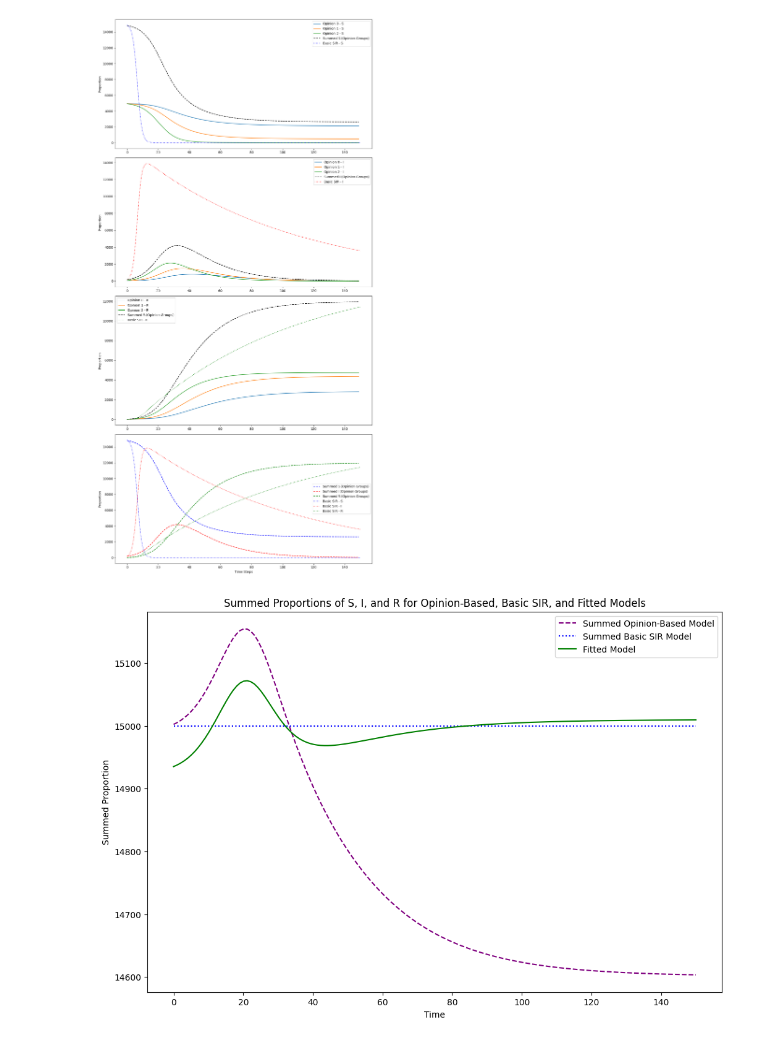
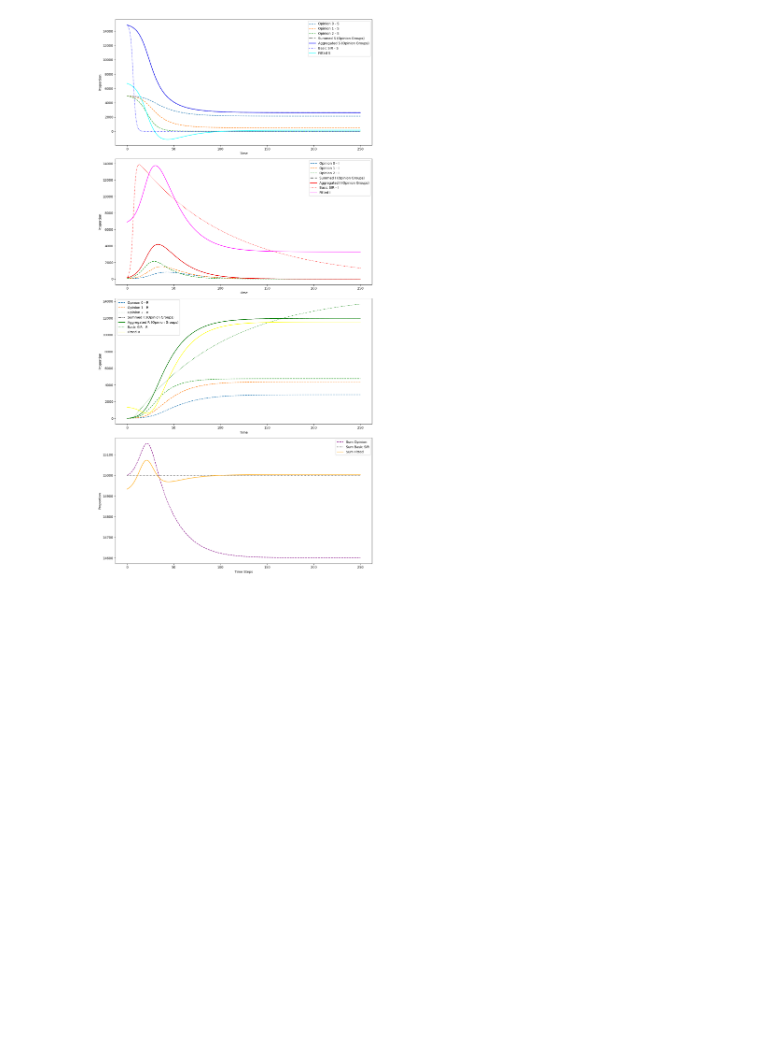
Before and after one commit to mohdkashifansari/Influence_of_Opinion_Dynamics_on_Disease_Spread, a Jupyter notebook: code_02_7_24.ipynb, the cells around one changed output. Cells and saved outputs as stored; diff of their text form; code cells hidden in the pictures; blank space fills up the shorter version.

Commit message:
feat: Add 2D-3D plots to SIR Model and Opinion dynamics notebook

```diff
--- a/code_02_7_24.ipynb
+++ b/code_02_7_24.ipynb
@@ -12,7 +12,7 @@ int_R = 0
 int_S = N - int_I - int_R
 beta = 0.7
 gamma = 0.01
-MaxTime = 150
+MaxTime = 250
 RunTime = np.linspace(0, MaxTime, MaxTime)
 
 # Define the system of differential equations for the basic SIR model
@@ -37,10 +37,15 @@ n = 2  # The total number of opinion groups
 def pi(q, n):
     return np.exp(q) / np.sum(np.exp(np.arange(n + 1)))
 
+
 # Initialization of initial values for all the S, I, R in each opinion group
 initial_values = {f'P_S_{i}': float(int_S / (n + 1)) for i in range(n + 1)}
 initial_values.update({f'P_I_{i}': float(int_I / (n + 1)) for i in range(n + 1)})
 initial_values.update({f'P_R_{i}': float(int_R / (n + 1)) for i in range(n + 1)})
+
+# Convert initial_values to a DataFrame
+initial_df = pd.DataFrame([initial_values])
+
 
 # Differential equations for the SIR model with opinions
 def dS(t, y, row, O, beta, N, n):
@@ -91,6 +96,10 @@ def run_simulation(initial_values, beta, gamma, steps, N, n):
 
     row = initial_values.copy()
 
+    # Include the initial values as the first row in the DataFrame
+    data = pd.concat([data, pd.DataFrame([row])], ignore_index=True)
+
+
     for _ in range(steps):
         row = update_proportions_S(row, beta, N, n, t)
         row = update_proportions_I(row, beta, gamma, N, n, t)
@@ -110,6 +119,9 @@ def aggregate_opinion_model(data, n):
 def mse_curve_fit(y_true, y_pred):
     return np.mean((y_true - y_pred) ** 2)
 
+# Ensure the RunTime array includes the initial time step
+RunTime_extended = np.linspace(0, MaxTime, MaxTime + 1)
+
 # Run the opinion groups SIR model simulation
 data = run_simulation(initial_values, beta, gamma, MaxTime, N, n)
 
@@ -120,8 +132,8 @@ aggregated_S, aggregated_I, aggregated_R = aggregate_opinion_model(data, n)
 def fit_curve(x, a, b, c):
     return a * x[0] + b * x[1] + c * x[2]
 
-# Combine all aggregated data for fitting
-x_data = np.array([aggregated_S, aggregated_I, aggregated_R])
+# Exclude the initial values to match the lengths
+x_data = np.array([aggregated_S[1:], aggregated_I[1:], aggregated_R[1:]])
 y_data_S = basic_S
 y_data_I = basic_I
 y_data_R = basic_R
@@ -139,64 +151,64 @@ sum_opinion = aggregated_S + aggregated_I + aggregated_R
 sum_basic = basic_S + basic_I + basic_R
 sum_fitted = fitted_S + fitted_I + fitted_R
 
-# Plot the results
-def plot_simulation_2d(data, basic_S, basic_I, basic_R, RunTime, n):
+
+# Adjust RunTime to match the lengths
+RunTime_fit = RunTime
+
+def plot_simulation_combined(aggregated_S, aggregated_I, aggregated_R, basic_S, basic_I, basic_R, fitted_S, fitted_I, fitted_R, RunTime_extended, RunTime, sum_opinion, sum_basic, sum_fitted, data, n):
     num_plots = n + 1  # Total number of opinion groups
     fig, axes = plt.subplots(4, 1, figsize=(12, 24))
 
     # Plot S, I, R for each opinion group
     for i in range(num_plots):
-        axes[0].plot(data.index, data[f'P_S_{i}'], label=f'Opinion {i} - S')
-        axes[1].plot(data.index, data[f'P_I_{i}'], label=f'Opinion {i} - I')
-        axes[2].plot(data.index, data[f'P_R_{i}'], label=f'Opinion {i} - R')
+        axes[0].plot(data.index, data[f'P_S_{i}'], label=f'Opinion {i} - S', linestyle='--')
+        axes[1].plot(data.index, data[f'P_I_{i}'], label=f'Opinion {i} - I', linestyle='--')
+        axes[2].plot(data.index, data[f'P_R_{i}'], label=f'Opinion {i} - R', linestyle='--')
 
     # Plot summed proportions for opinion groups SIR
     summed_S = data[[f'P_S_{i}' for i in range(num_plots)]].sum(axis=1)
     summed_I = data[[f'P_I_{i}' for i in range(num_plots)]].sum(axis=1)
     summed_R = data[[f'P_R_{i}' for i in range(num_plots)]].sum(axis=1)
 
-    axes[0].plot(data.index, summed_S, label='Summed S (Opinion Groups)', color='black', linestyle='--')
-    axes[1].plot(data.index, summed_I, label='Summed I (Opinion Groups)', color='black', linestyle='--')
-    axes[2].plot(data.index, summed_R, label='Summed R (Opinion Groups)', color='black', linestyle='--')
+    axes[0].plot(data.index, summed_S, label='Summed S (Opinion Groups)', color='black', linestyle='-.')
+    axes[1].plot(data.index, summed_I, label='Summed I (Opinion Groups)', color='black', linestyle='-.')
+    axes[2].plot(data.index, summed_R, label='Summed R (Opinion Groups)', color='black', linestyle='-.')
+
+    # Plot aggregated opinion-based model values
+    axes[0].plot(RunTime_extended, aggregated_S, label='Aggregated S (Opinion Groups)', color='blue')
+    axes[1].plot(RunTime_extended, aggregated_I, label='Aggregated I (Opinion Groups)', color='red')
+    axes[2].plot(RunTime_extended, aggregated_R, label='Aggregated R (Opinion Groups)', color='green')
 
     # Plot basic SIR model results
     axes[0].plot(RunTime, basic_S, label='Basic SIR - S', color='blue', linestyle=':')
     axes[1].plot(RunTime, basic_I, label='Basic SIR - I', color='red', linestyle=':')
     axes[2].plot(RunTime, basic_R, label='Basic SIR - R', color='green', linestyle=':')
 
+    # Plot fitted model results
+    axes[0].plot(RunTime, fitted_S, label='Fitted S', color='cyan')
+    axes[1].plot(RunTime, fitted_I, label='Fitted I', color='magenta')
+    axes[2].plot(RunTime, fitted_R, label='Fitted R', color='yellow')
+
+    # Plot summed proportions for SIR models
+    axes[3].plot(RunTime_extended, sum_opinion, label='Sum Opinion', color='purple', linestyle='--')
+    axes[3].plot(RunTime, sum_basic, label='Sum Basic SIR', color='black', linestyle=':')
+    axes[3].plot(RunTime, sum_fitted, label='Sum Fitted', color='orange')
+
     # Set labels and legend for individual plots
     for i in range(3):
+        axes[i].set_xlabel('Time')
         axes[i].set_ylabel('Proportion')
         axes[i].legend()
 
-    # Plot summed SIR proportions separately
-    axes[3].plot(data.index, summed_S, label='Summed S (Opinion Groups)', color='blue', linestyle='--')
-    axes[3].plot(data.index, summed_I, label='Summed I (Opinion Groups)', color='red', linestyle='--')
-    axes[3].plot(data.index, summed_R, label='Summed R (Opinion Groups)', color='green', linestyle='--')
-    axes[3].plot(RunTime, basic_S, label='Basic SIR - S', color='blue', linestyle=':')
-    axes[3].plot(RunTime, basic_I, label='Basic SIR - I', color='red', linestyle=':')
-    axes[3].plot(RunTime, basic_R, label='Basic SIR - R', color='green', linestyle=':')
-
+    # Set labels and legend for summed SIR proportions plot
     axes[3].set_xlabel('Time Steps')
     axes[3].set_ylabel('Proportion')
     axes[3].legend()
 
     plt.tight_layout()
     plt.show()
 
-# Plot the simulation results
-plot_simulation_2d(data, basic_S, basic_I, basic_R, RunTime, n)
-
-# Plot the aggregated curves
-plt.figure(figsize=(12, 8))
-plt.plot(RunTime, sum_opinion, label='Summed Opinion-Based Model', linestyle='--', color='purple')
-plt.plot(RunTime, sum_basic, label='Summed Basic SIR Model', linestyle=':', color='blue')
-plt.plot(RunTime, sum_fitted, label='Fitted Model', linestyle='-', color='green')
-plt.xlabel('Time')
-plt.ylabel('Summed Proportion')
-plt.legend()
-plt.title('Summed Proportions of S, I, and R for Opinion-Based, Basic SIR, and Fitted Models')
-plt.show()
+# Call the combined plotting function
+plot_simulation_combined(aggregated_S, aggregated_I, aggregated_R, basic_S, basic_I, basic_R, fitted_S, fitted_I, fitted_R, RunTime_extended, RunTime, sum_opinion, sum_basic, sum_fitted, data, n)
 # %% [output]
-[figure, old version]
+[figure, new version]
-[figure, removed]
```
Also changed, not shown: parts of 1 cell of this notebook.
